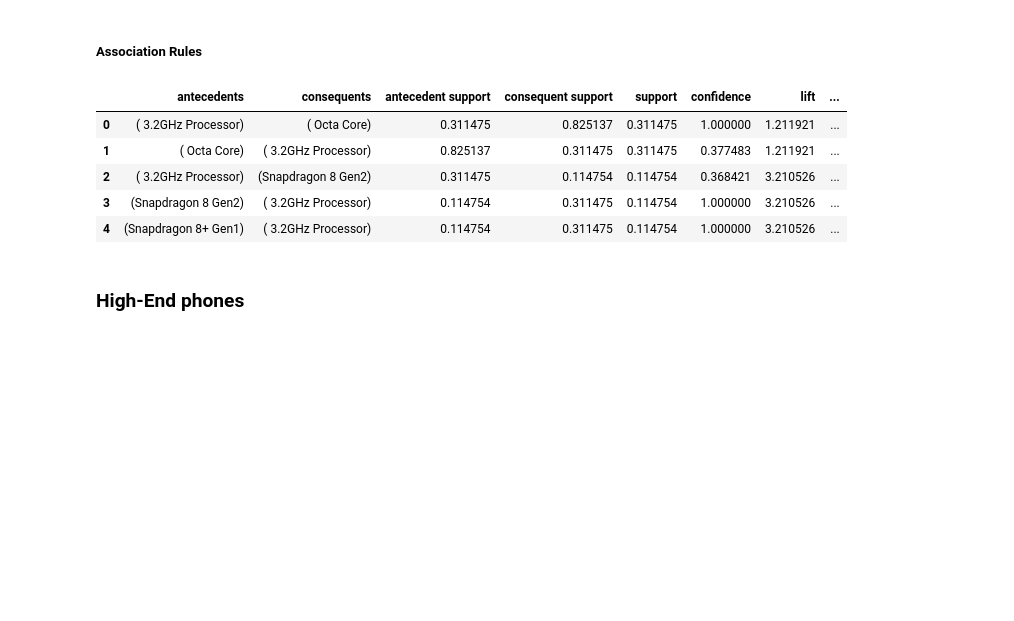
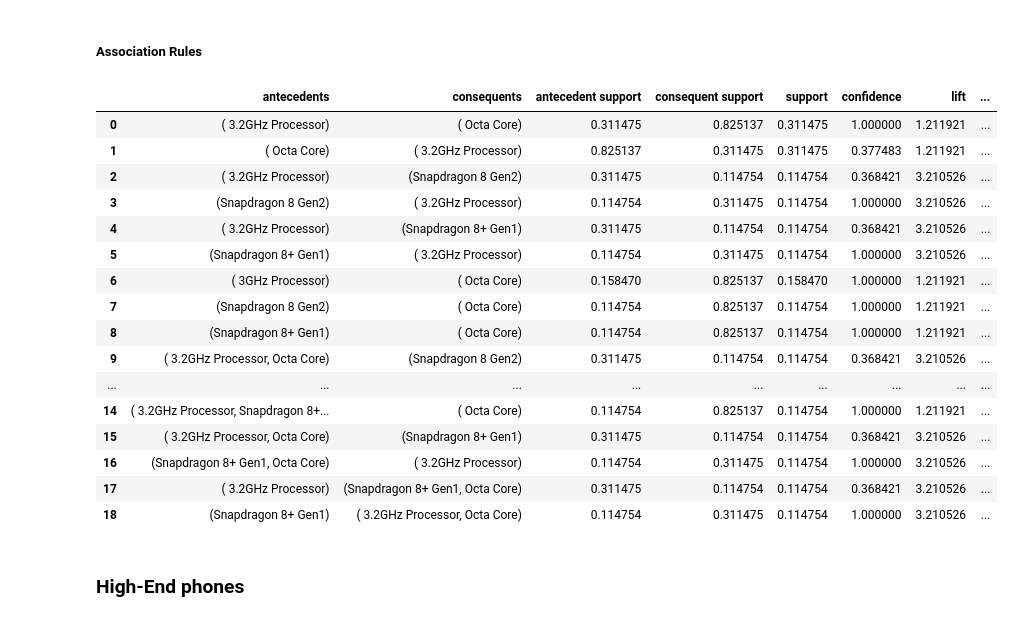
Before and after one commit to frottori/Big_Data_Python, a Jupyter notebook: Project/Project.ipynb, the cells around one changed output. Drawn from its saved outputs; the diff is of its cells as text; code cells hidden in the pictures; blank space fills up the shorter version.

```diff
--- a/Project/Project.ipynb
+++ b/Project/Project.ipynb
@@ -333,14 +367,25 @@ Processing 4 combinations | Sampling itemset size 43
 # %% [markdown]
 ##### Association Rules
 # %%
-pr_ar0.head()
+pr_ar0
 # %% [output]
 |  | antecedents | consequents | antecedent support | consequent support | support | confidence | lift | ... |
 | 0 | ( 3.2GHz Processor) | ( Octa Core) | 0.311475 | 0.825137 | 0.311475 | 1.000000 | 1.211921 | ... |
 | 1 | ( Octa Core) | ( 3.2GHz Processor) | 0.825137 | 0.311475 | 0.311475 | 0.377483 | 1.211921 | ... |
 | 2 | ( 3.2GHz Processor) | (Snapdragon 8 Gen2) | 0.311475 | 0.114754 | 0.114754 | 0.368421 | 3.210526 | ... |
 | 3 | (Snapdragon 8 Gen2) | ( 3.2GHz Processor) | 0.114754 | 0.311475 | 0.114754 | 1.000000 | 3.210526 | ... |
-| 4 | (Snapdragon 8+ Gen1) | ( 3.2GHz Processor) | 0.114754 | 0.311475 | 0.114754 | 1.000000 | 3.210526 | ... |
+| 4 | ( 3.2GHz Processor) | (Snapdragon 8+ Gen1) | 0.311475 | 0.114754 | 0.114754 | 0.368421 | 3.210526 | ... |
+| 5 | (Snapdragon 8+ Gen1) | ( 3.2GHz Processor) | 0.114754 | 0.311475 | 0.114754 | 1.000000 | 3.210526 | ... |
+| 6 | ( 3GHz Processor) | ( Octa Core) | 0.158470 | 0.825137 | 0.158470 | 1.000000 | 1.211921 | ... |
+| 7 | (Snapdragon 8 Gen2) | ( Octa Core) | 0.114754 | 0.825137 | 0.114754 | 1.000000 | 1.211921 | ... |
+| 8 | (Snapdragon 8+ Gen1) | ( Octa Core) | 0.114754 | 0.825137 | 0.114754 | 1.000000 | 1.211921 | ... |
+| 9 | ( 3.2GHz Processor, Octa Core) | (Snapdragon 8 Gen2) | 0.311475 | 0.114754 | 0.114754 | 0.368421 | 3.210526 | ... |
+| ... | ... | ... | ... | ... | ... | ... | ... | ... |
+| 14 | ( 3.2GHz Processor, Snapdragon 8+... | ( Octa Core) | 0.114754 | 0.825137 | 0.114754 | 1.000000 | 1.211921 | ... |
+| 15 | ( 3.2GHz Processor, Octa Core) | (Snapdragon 8+ Gen1) | 0.311475 | 0.114754 | 0.114754 | 0.368421 | 3.210526 | ... |
+| 16 | (Snapdragon 8+ Gen1, Octa Core) | ( 3.2GHz Processor) | 0.114754 | 0.311475 | 0.114754 | 1.000000 | 3.210526 | ... |
+| 17 | ( 3.2GHz Processor) | (Snapdragon 8+ Gen1, Octa Core) | 0.311475 | 0.114754 | 0.114754 | 0.368421 | 3.210526 | ... |
+| 18 | (Snapdragon 8+ Gen1) | ( 3.2GHz Processor, Octa Core) | 0.114754 | 0.311475 | 0.114754 | 1.000000 | 3.210526 | ... |
 # %% [markdown]
 ### High-End phones
 # %% [markdown]
```
Also changed, not shown: parts of 23 cells of this notebook, 1 other file.
